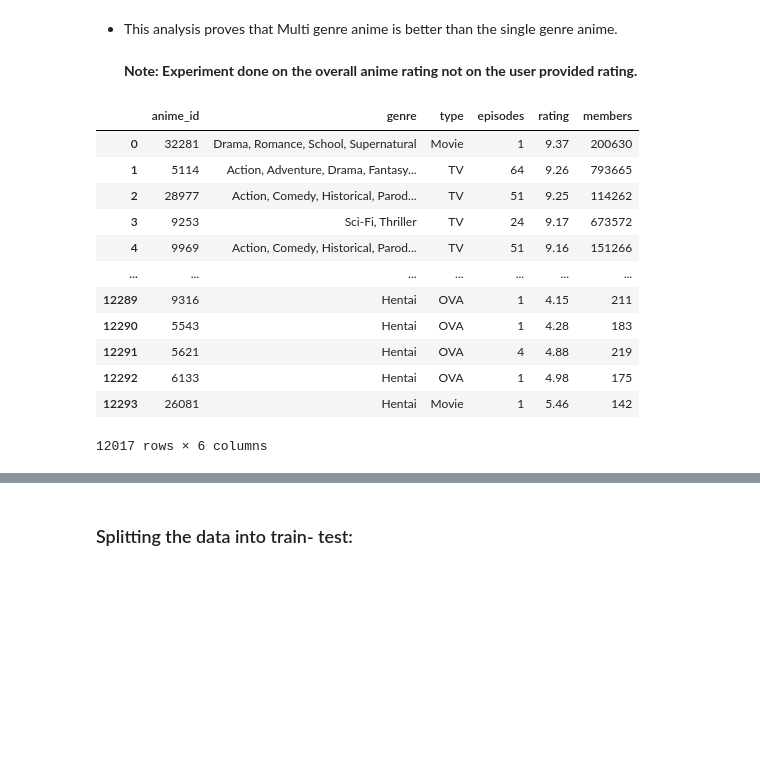
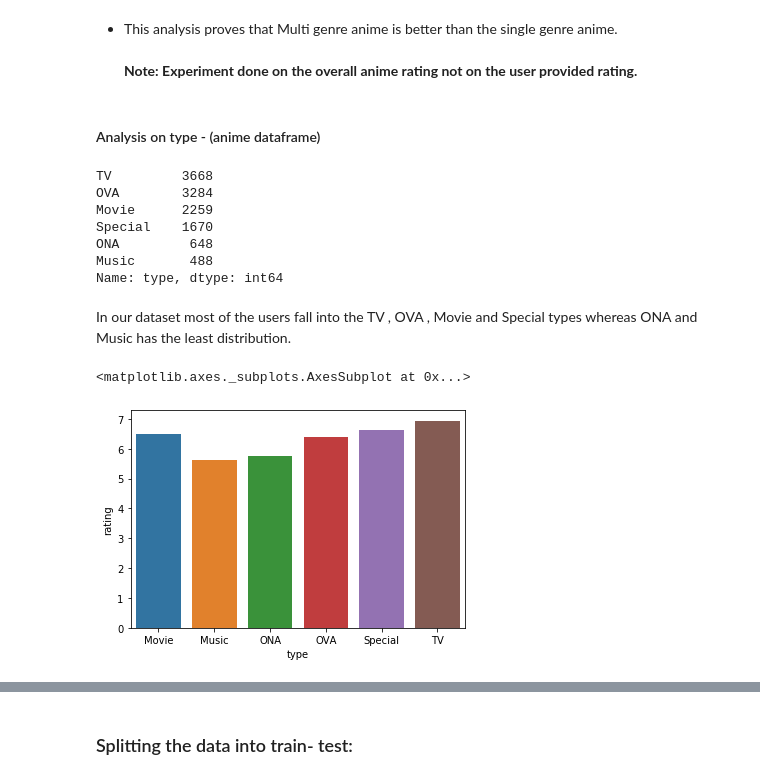
Before and after one commit to dhanushkumare/Anime-Recommendation, a Jupyter notebook: Exploratory Data Analysis/Exploratory Data Analysis.ipynb, the cells around one changed output, grey strips where cells are left out. Drawn from its saved outputs; the diff is of its cells as text; code cells hidden in the pictures; blank space fills up the shorter version.

```diff
--- a/Exploratory Data Analysis/Exploratory Data Analysis.ipynb
+++ b/Exploratory Data Analysis/Exploratory Data Analysis.ipynb
@@ -227,19 +253,24 @@ Multi genre median rating : 6.73
 **Note: Experiment done on the overall anime rating not on the user provided rating.**
 # %%
 # TBD : Analyze the genre rating by users
+# %% [markdown]
+#### Analysis on type - (anime dataframe)
 # %%
-df_anime
+df_anime['type'].value_counts()
 # %% [output]
-|  | anime_id | genre | type | episodes | rating | members |
-| 0 | 32281 | Drama, Romance, School, Supernatural | Movie | 1 | 9.37 | 200630 |
-| 1 | 5114 | Action, Adventure, Drama, Fantasy... | TV | 64 | 9.26 | 793665 |
-| 2 | 28977 | Action, Comedy, Historical, Parod... | TV | 51 | 9.25 | 114262 |
-| 3 | 9253 | Sci-Fi, Thriller | TV | 24 | 9.17 | 673572 |
-| 4 | 9969 | Action, Comedy, Historical, Parod... | TV | 51 | 9.16 | 151266 |
-| ... | ... | ... | ... | ... | ... | ... |
-| 12289 | 9316 | Hentai | OVA | 1 | 4.15 | 211 |
-| 12290 | 5543 | Hentai | OVA | 1 | 4.28 | 183 |
-| 12291 | 5621 | Hentai | OVA | 4 | 4.88 | 219 |
-| 12292 | 6133 | Hentai | OVA | 1 | 4.98 | 175 |
-| 12293 | 26081 | Hentai | Movie | 1 | 5.46 | 142 |
-12017 rows × 6 columns
+TV         3668
+OVA        3284
+Movie      2259
+Special    1670
+ONA         648
+Music       488
+Name: type, dtype: int64
+# %% [markdown]
+In our dataset most of the users fall into the TV , OVA , Movie and Special types whereas ONA and Music has the least distribution.
+# %%
+temp_type = df_anime.groupby('type')
+temp_type = temp_type.median()
+sns.barplot( temp_type.index , temp_type.rating)
+# %% [output]
+<matplotlib.axes._subplots.AxesSubplot at 0x...>
+[figure, added]
```
Also changed, not shown: parts of 18 cells of this notebook.
